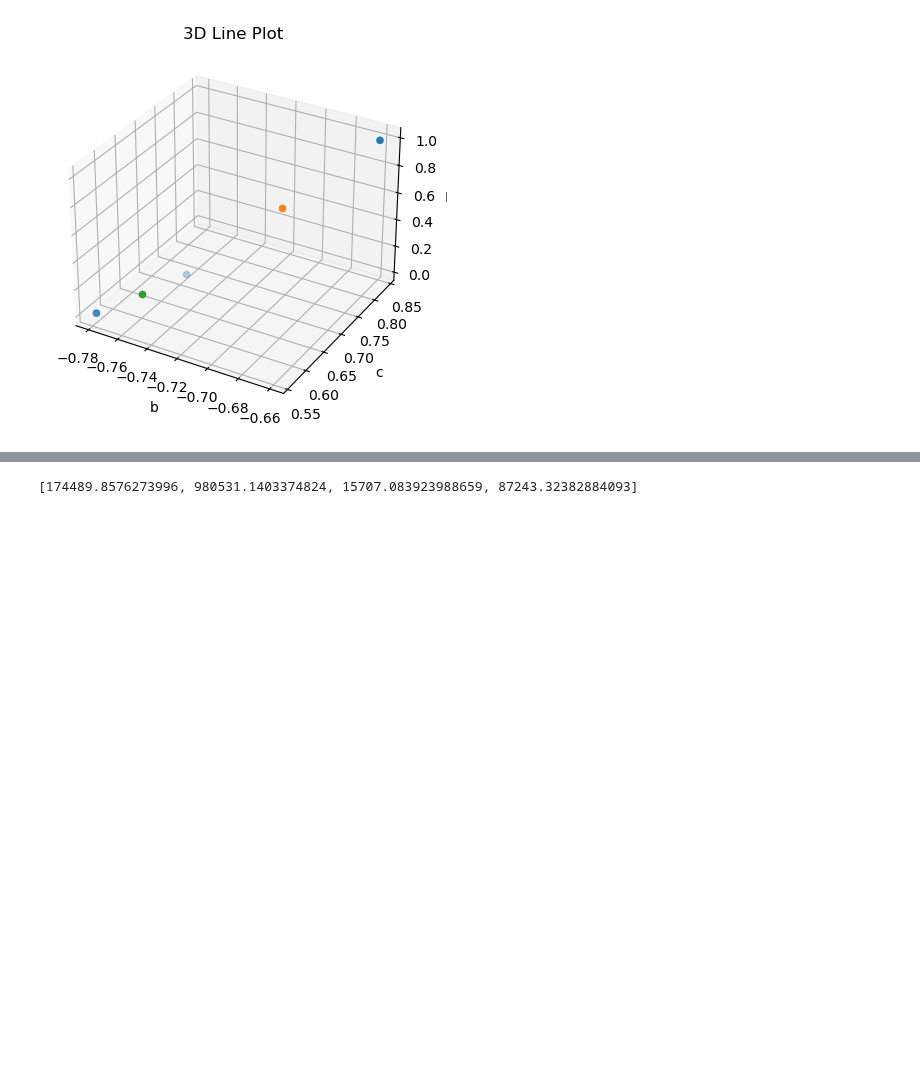
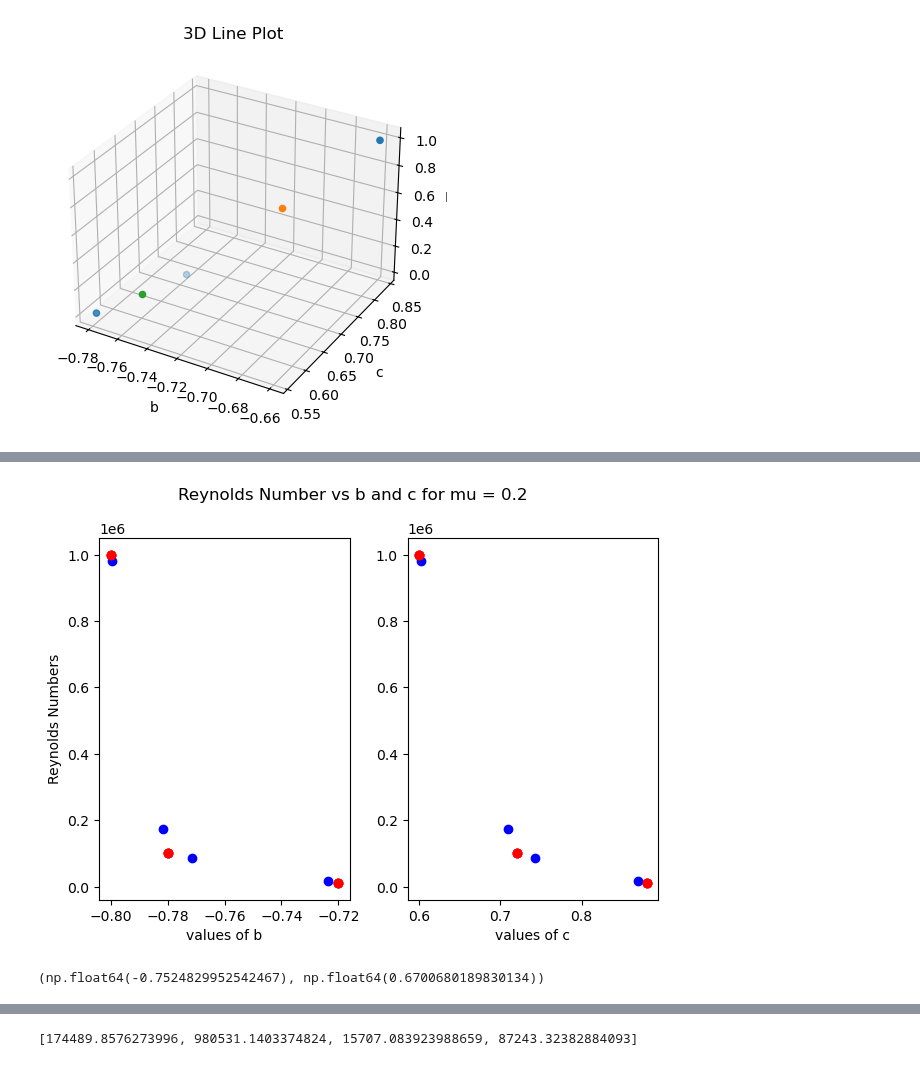
Before and after one commit to Chartman25/UnigeMasters, a Jupyter notebook: Astrophysics_Lab_Disc_Truncation/Reynolds_number_calc.ipynb, the cells around one changed output, grey strips where cells are left out. Cells and saved outputs as stored; diff of their text form; code cells hidden in the pictures; blank space fills up the shorter version.

```diff
--- a/Astrophysics_Lab_Disc_Truncation/Reynolds_number_calc.ipynb
+++ b/Astrophysics_Lab_Disc_Truncation/Reynolds_number_calc.ipynb
@@ -216,0 +465,65 @@ aspect_ratio = [aspect_ratio_5e4, aspect_ratio_1e4, aspect_ratio_5e3, aspect_rat
+# %%
+for ii in range(len(Re)):
+    plt.subplot(1, 2, 1)
+    plt.scatter(b[1], new_R, color='red', label='Known vals')
+    plt.scatter(interp_pts(Re[ii], index[1])[0], Re[ii], color='blue', label='interped vals')
+    plt.xlabel('values of b')
+    plt.ylabel('Reynolds Numbers')
+
+
+
+
+    plt.subplot(1, 2, 2)
+    plt.scatter(c[1], new_R, color='red', label='Known vals')
+    plt.scatter(interp_pts(Re[ii], index[1])[1], Re[ii], color='blue', label='interped vals')
+    plt.xlabel('values of c')
+    # plt.ylabel('Reynolds Numbers')
+
+
+plt.suptitle(f'Reynolds Number vs b and c for mu = {mu[1]}', y=0.98)
+# plt.suptitle(f'Red = Known Vals, Blue = Interp Vals', y=0.9)
+plt.tight_layout()
+# %% [output]
+[figure, added]
+# %%
+
+"""
+
+Original interpolation function
+
+"""
+
+# def Interps(pts, Re):
+#     if Re[0] > pts[0][2] and Re[0] < pts[1][2]: # if the given reynolds number is between the first two points, then b and c are can be interpolated
+#         t = (Re[0]-pts[0][2])/(pts[1][2]-pts[0][2])
+#         b_new = (1-t)*pts[0][0]+t*pts[1][0]
+#         c_new = (1-t)*pts[0][1]+t*pts[1][1]
+
+#         return (b_new, c_new)
+#     elif Re[0] > pts[1][2] and Re[0] < pts[2][2]:   # if the given reynolds number is between the second and third points, then b and c are can be interpolated
+#         t = (Re[0]-pts[1][2])/(pts[2][2]-pts[1][2])
+#         b_new = (1-t)*pts[1][0]+t*pts[2][0]
+#         c_new = (1-t)*pts[1][1]+t*pts[2][1]
+
+#         return (b_new, c_new)
+#     elif Re[0] == pts[0][2]:    # if the given reynolds number equals the first pt, then b and c are known
+#         b_new = pts[0][0]
+#         c_new = pts[0][1]
+#         return (b_new, c_new)
+#     elif Re[0] == pts[1][2]:    # if the given reynolds number equals the second pt, then b and c are known
+#         b_new = pts[1][0]
+#         c_new = pts[1][1]
+#         return (b_new, c_new)
+#     elif Re[0] == pts[2][2]:    # if the given reynolds number equals the third pt, then b and c are known
+#         b_new = pts[2][0]
+#         c_new = pts[2][1]
+#         return (b_new, c_new)
+#     else:                       # if conditions above fail, return error
+#         b_new = -27
+#         c_new = -27
+#         return (b_new, c_new)
+
+# new_pts = Interps(pts, Re)
+# print(new_pts)
+# %% [output]
+(np.float64(-0.7524829952542467), np.float64(0.6700680189830134))
```
Also changed, not shown: parts of 18 cells of this notebook, 2 other files.
